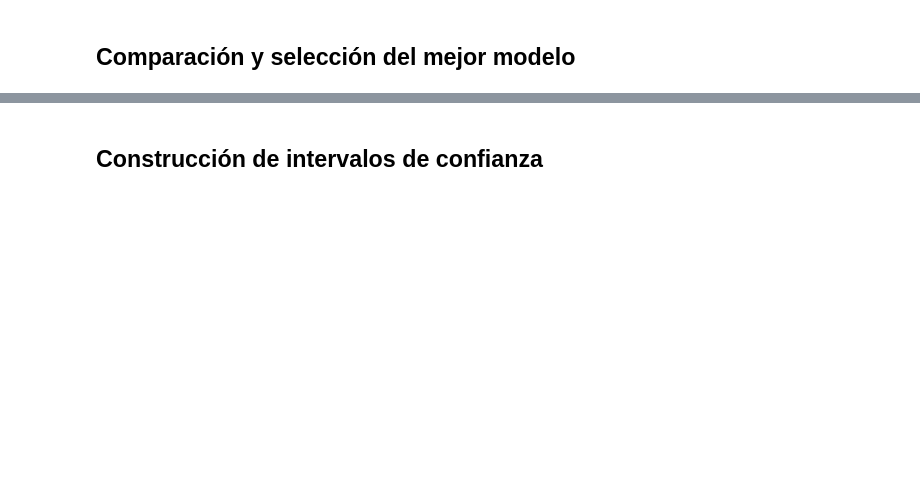
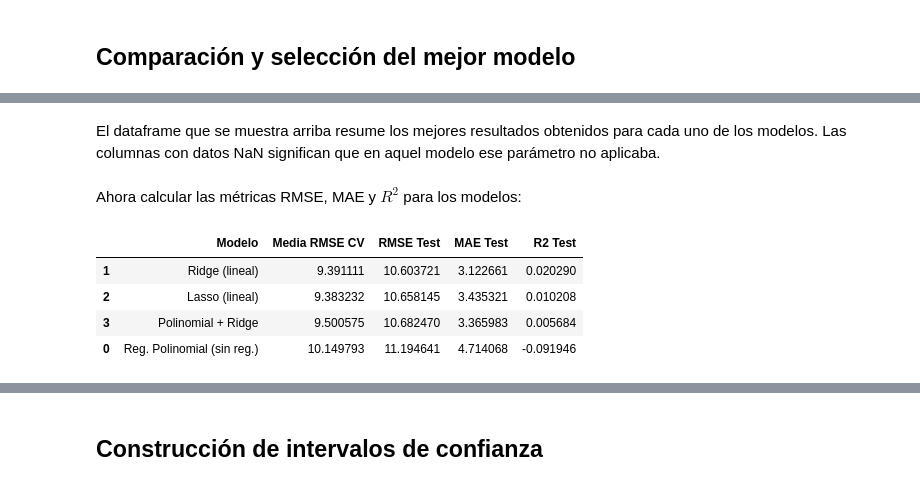
Before and after one commit to ef-blanco/Lab_1_Aprendizaje_Maq, a Jupyter notebook: Laboratorio_2_ML.ipynb, the cells around one changed output, grey strips where cells are left out. Cells and saved outputs as stored; diff of their text form; code cells hidden in the pictures; blank space fills up the shorter version.

```diff
--- a/Laboratorio_2_ML.ipynb
+++ b/Laboratorio_2_ML.ipynb
@@ -419,0 +500,28 @@ modelos_comparar = {
+# %% [markdown]
+El dataframe que se muestra arriba resume los mejores resultados obtenidos para cada uno de los modelos. Las columnas con datos NaN significan que en aquel modelo ese parámetro no aplicaba.
+# %% [markdown]
+Ahora calcular las métricas RMSE, MAE y $R^2$ para los modelos:
+# %%
+for modelo, grid in modelos_comparar.items():
+
+    best_model = grid.best_estimator_
+
+    y_pred = best_model.predict(x_test)
+
+    rmse = np.sqrt(mean_squared_error(y_test, y_pred))
+    mae = mean_absolute_error(y_test, y_pred)
+    r2 = r2_score(y_test, y_pred)
+
+    dt_resultados.loc[
+        dt_resultados["Modelo"] == modelo,
+        ["RMSE Test", "MAE Test", "R2 Test"]
+    ] = [rmse, mae, r2]
+
+dt_resultados[["Modelo","Media RMSE CV","RMSE Test","MAE Test","R2 Test"]].sort_values(by=["RMSE Test", "MAE Test", "R2 Test"],
+    ascending=[True, True, False])
+# %% [output]
+|  | Modelo | Media RMSE CV | RMSE Test | MAE Test | R2 Test |
+| 1 | Ridge (lineal) | 9.391111 | 10.603721 | 3.122661 | 0.020290 |
+| 2 | Lasso (lineal) | 9.383232 | 10.658145 | 3.435321 | 0.010208 |
+| 3 | Polinomial + Ridge | 9.500575 | 10.682470 | 3.365983 | 0.005684 |
+| 0 | Reg. Polinomial (sin reg.) | 10.149793 | 11.194641 | 4.714068 | -0.091946 |
```
Also changed, not shown: parts of 10 cells of this notebook.
